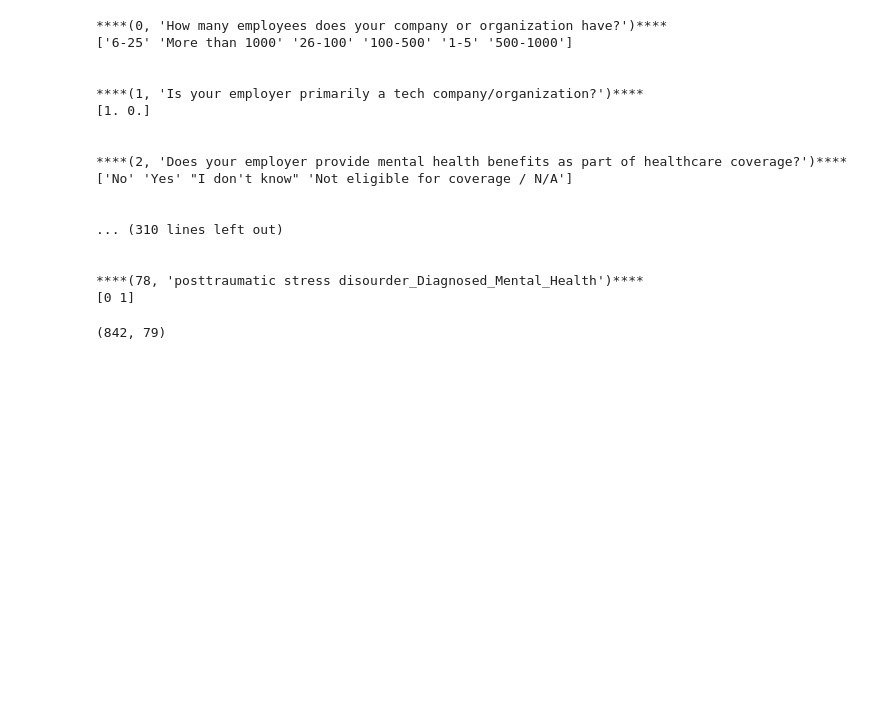
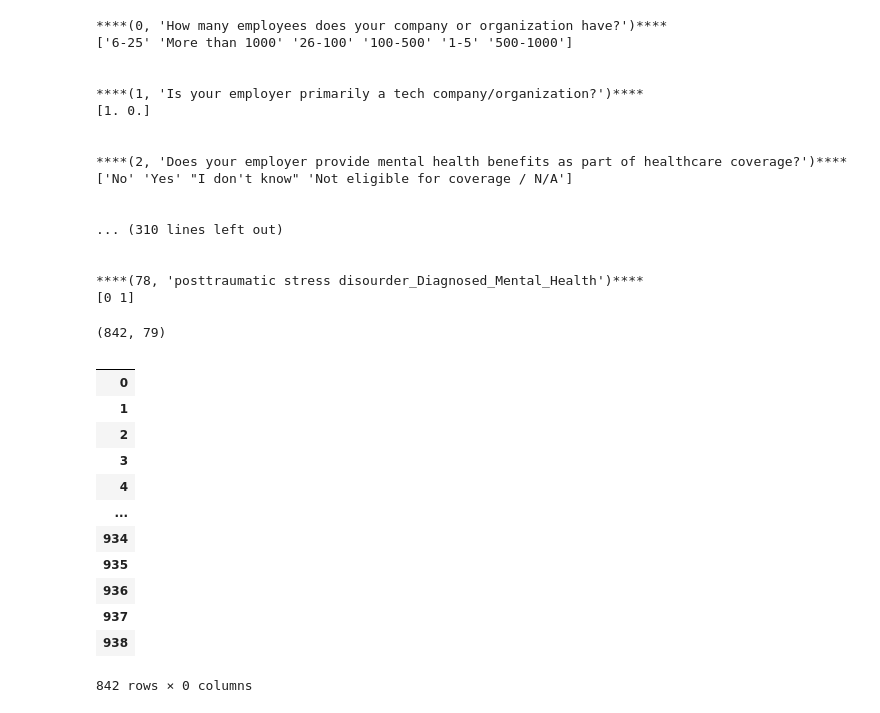
Before and after one commit to hkafrawi/kaggle_portfolio, a Jupyter notebook: mental-health-in-tech-classification.ipynb, the cells around one changed output. Saved outputs shown, nothing was run; the diff lists cells and outputs as text; code cells hidden in the pictures; blank space fills up the shorter version.

```diff
--- a/mental-health-in-tech-classification.ipynb
+++ b/mental-health-in-tech-classification.ipynb
@@ -509,3 +509,19 @@ for i,column in enumerate(df_8.columns):
 df_8.shape
 # %% [output]
 (842, 79)
+# %%
+df_8.loc[:,df_8.isna().sum() > 0]
+# %% [output]
+|  |
+| 0 |
+| 1 |
+| 2 |
+| 3 |
+| 4 |
+| ... |
+| 934 |
+| 935 |
+| 936 |
+| 937 |
+| 938 |
+842 rows × 0 columns
```
Also changed, not shown: parts of 12 cells of this notebook.
